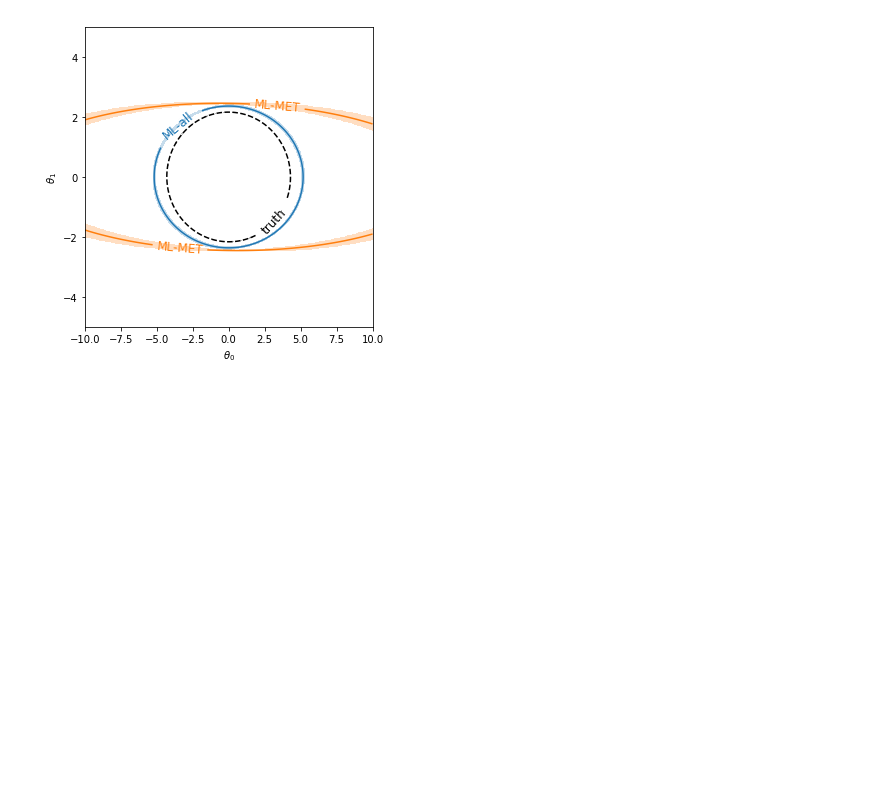
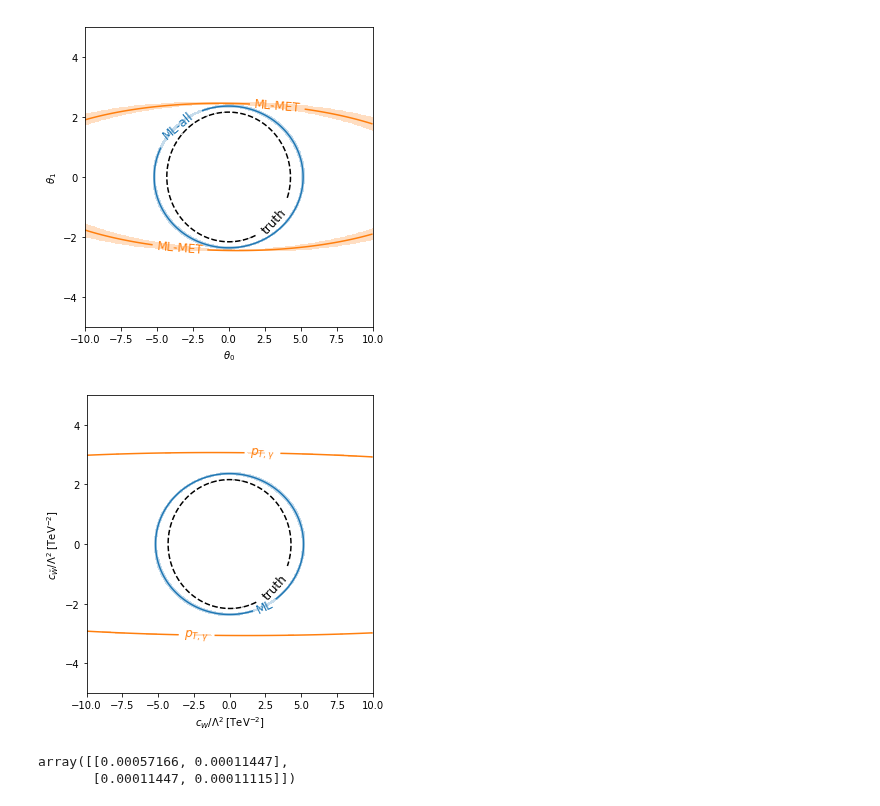
Before and after one commit to madminer-tool/madminer, a Jupyter notebook: examples/example1_wgamma/Part6-MLTruth.ipynb, the cells around one changed output. Saved outputs shown, nothing was run; the diff lists cells and outputs as text; code cells hidden in the pictures; blank space fills up the shorter version.

```diff
--- a/examples/example1_wgamma/Part6-MLTruth.ipynb
+++ b/examples/example1_wgamma/Part6-MLTruth.ipynb
@@ -225,3 +224,17 @@ _ = plot_fisher_information_contours_2d(
 )
 # %% [output]
 [figure]
+# %%
+_ = plot_fisher_information_contours_2d(
+    [fi_ml_mean, fi_hist1d,fi_truth_mean ],
+    [fi_ml_covariance, fierr_hist1d,fi_truth_covariance],
+    colors=[u'C0',u'C1',"black"],
+    linestyles=["solid","solid","dashed"],
+    inline_labels=["ML","$p_{T,\gamma}$","truth"],
+    xrange=(-10,10),
+    yrange=(-5,5),
+    xlabel=r'$c_{W} / \Lambda^2$ [TeV$^{-2}$]',
+    ylabel=r'$c_{\tilde{W}} / \Lambda^2$ [TeV$^{-2}$]'
+)
+# %% [output]
+[figure, added]
@@ -227,0 +259,5 @@ _ = plot_fisher_information_contours_2d(
+# %%
+fi_hist1d
+# %% [output]
+array([[0.00057166, 0.00011447],
+       [0.00011447, 0.00011115]])
```
Also changed, not shown: parts of 2 cells of this notebook.
